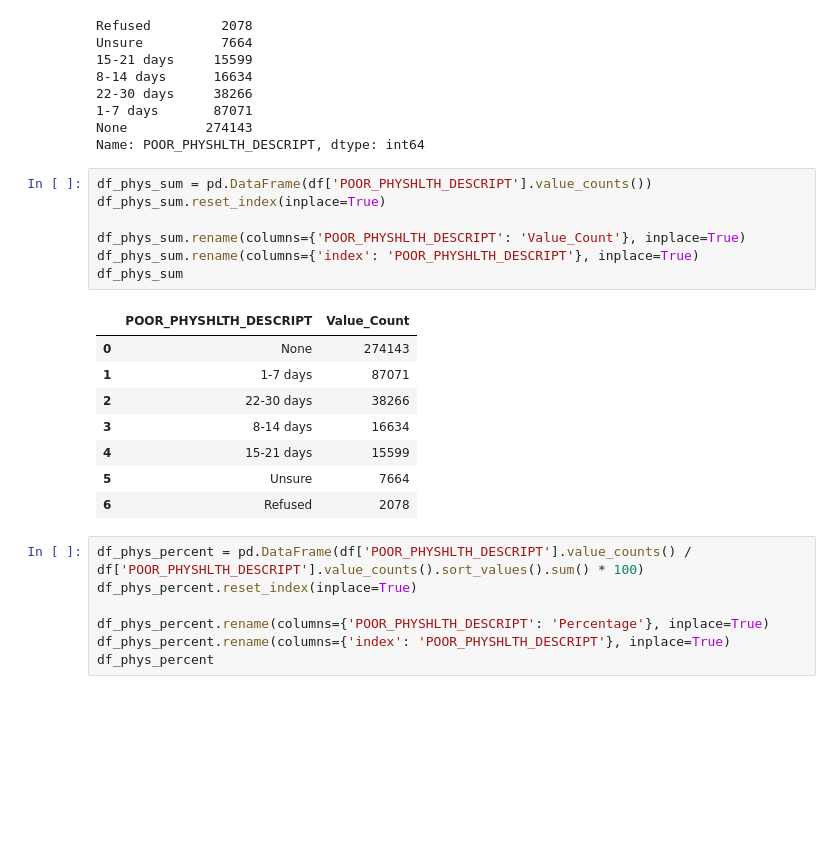
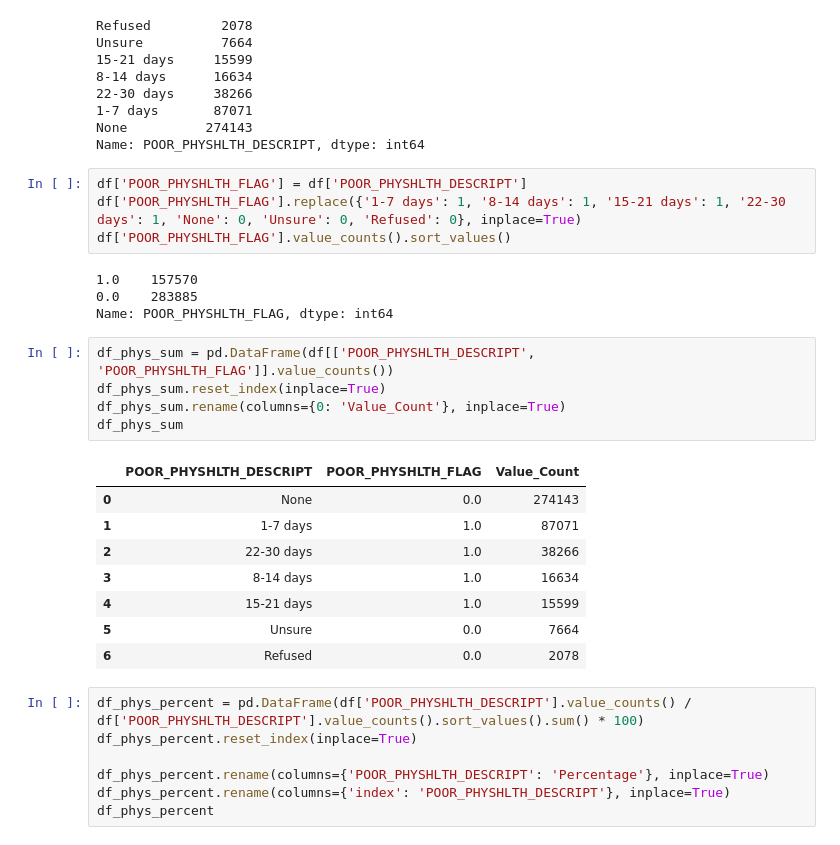
Before and after one commit to veroanalytic/analytics-template, a Jupyter notebook: brfss/brfss-analysis.ipynb, the cells around one changed output. Saved outputs shown, nothing was run; the diff lists cells and outputs as text; blank space fills up the shorter version.

```diff
--- a/brfss/brfss-analysis.ipynb
+++ b/brfss/brfss-analysis.ipynb
@@ -393,22 +395,28 @@ Unsure          7664
 1-7 days       87071
 None          274143
 Name: POOR_PHYSHLTH_DESCRIPT, dtype: int64
+# %%
+df['POOR_PHYSHLTH_FLAG'] = df['POOR_PHYSHLTH_DESCRIPT']
+df['POOR_PHYSHLTH_FLAG'].replace({'1-7 days': 1, '8-14 days': 1, '15-21 days': 1, '22-30 days': 1, 'None': 0, 'Unsure': 0, 'Refused': 0}, inplace=True)
+df['POOR_PHYSHLTH_FLAG'].value_counts().sort_values()
+# %% [output]
+1.0    157570
+0.0    283885
+Name: POOR_PHYSHLTH_FLAG, dtype: int64
 # %%
-df_phys_sum = pd.DataFrame(df['POOR_PHYSHLTH_DESCRIPT'].value_counts())
+df_phys_sum = pd.DataFrame(df[['POOR_PHYSHLTH_DESCRIPT', 'POOR_PHYSHLTH_FLAG']].value_counts())
 df_phys_sum.reset_index(inplace=True)
-
-df_phys_sum.rename(columns={'POOR_PHYSHLTH_DESCRIPT': 'Value_Count'}, inplace=True)
-df_phys_sum.rename(columns={'index': 'POOR_PHYSHLTH_DESCRIPT'}, inplace=True)
+df_phys_sum.rename(columns={0: 'Value_Count'}, inplace=True)
 df_phys_sum
 # %% [output]
-|  | POOR_PHYSHLTH_DESCRIPT | Value_Count |
-| 0 | None | 274143 |
-| 1 | 1-7 days | 87071 |
-| 2 | 22-30 days | 38266 |
-| 3 | 8-14 days | 16634 |
-| 4 | 15-21 days | 15599 |
-| 5 | Unsure | 7664 |
-| 6 | Refused | 2078 |
+|  | POOR_PHYSHLTH_DESCRIPT | POOR_PHYSHLTH_FLAG | Value_Count |
+| 0 | None | 0.0 | 274143 |
+| 1 | 1-7 days | 1.0 | 87071 |
+| 2 | 22-30 days | 1.0 | 38266 |
+| 3 | 8-14 days | 1.0 | 16634 |
+| 4 | 15-21 days | 1.0 | 15599 |
+| 5 | Unsure | 0.0 | 7664 |
+| 6 | Refused | 0.0 | 2078 |
 # %%
 df_phys_percent = pd.DataFrame(df['POOR_PHYSHLTH_DESCRIPT'].value_counts() / df['POOR_PHYSHLTH_DESCRIPT'].value_counts().sort_values().sum() * 100)
 df_phys_percent.reset_index(inplace=True)
```
Also changed, not shown: parts of 16 cells of this notebook.
